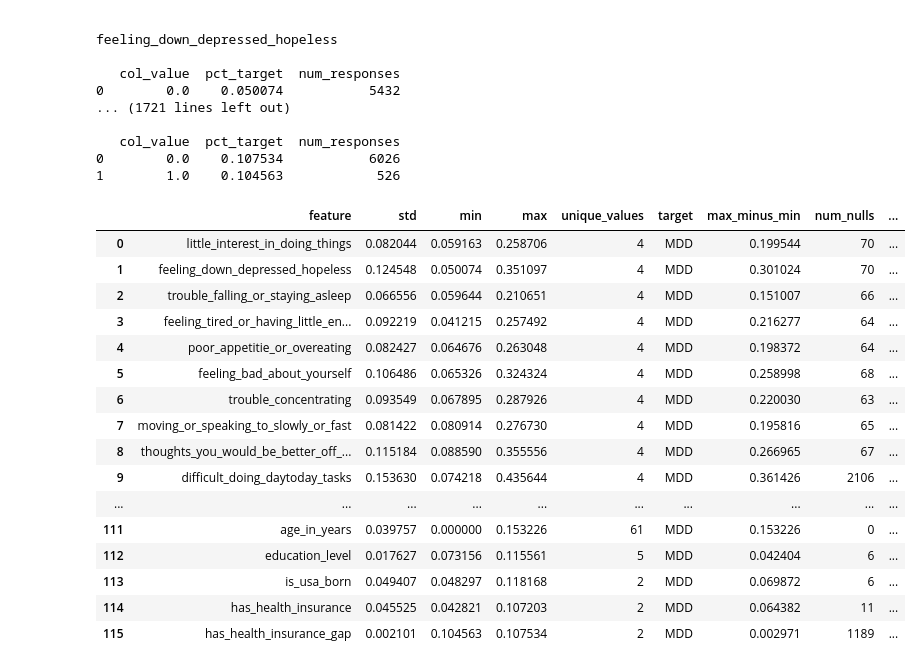
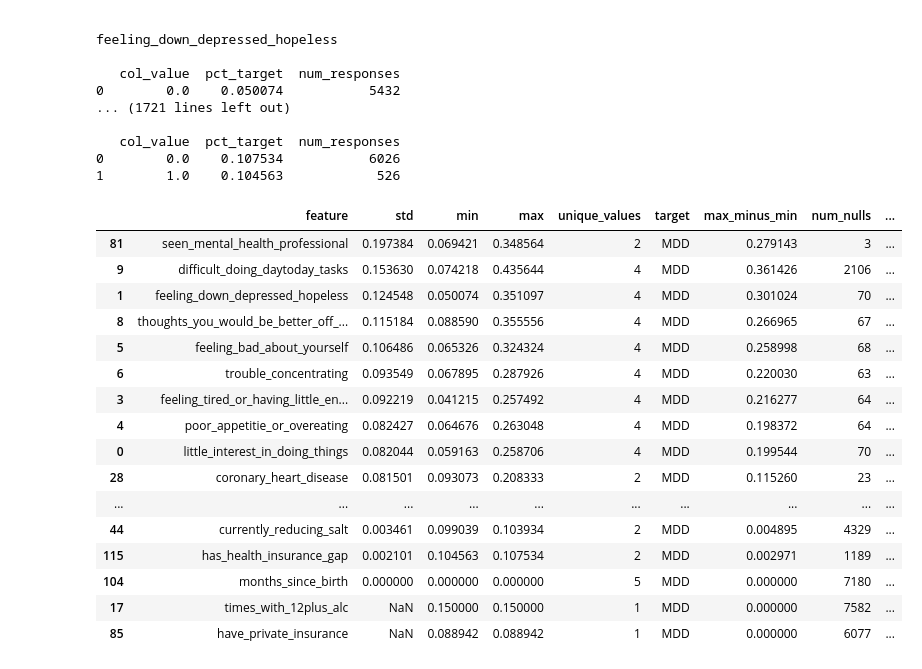
Before and after one commit to orenscarmeli/capstone210-ppd-carmeli_chari_hand_lee, a Jupyter notebook: eda/survey_data_eda_final.ipynb, the cells around one changed output. Cells and saved outputs as stored; diff of their text form; code cells hidden in the pictures.

```diff
--- a/eda/survey_data_eda_final.ipynb
+++ b/eda/survey_data_eda_final.ipynb
@@ -317,7 +317,8 @@ def univariate_analysis(
     columns = dep_screener_cols,
     target_col = 'MDD'):
 
-    col_std = pd.DataFrame(columns=['feature','std','min','max','unique_values','target','max_minus_min'])
+    column_values = pd.DataFrame(columns = ['col_value','pct_target','num_responses','feature'])
+    column_summary = pd.DataFrame(columns=['feature','std','min','max','unique_values','target','max_minus_min'])
 
     # MDD coverage by feature
     for col in columns:
@@ -340,11 +341,13 @@ def univariate_analysis(
         })
         column_traits['max_minus_min'] = column_traits['max'] - column_traits['min']
 
-        col_std = pd.concat([col_std,column_traits])
+        univariate['feature'] = col
+        column_values = pd.concat([column_values,univariate])
+        column_summary = pd.concat([column_summary,column_traits])
 
-    return col_std
+    return column_summary, column_values
 
-univariate_stats = univariate_analysis(columns=candidate_features)
+univariate_stats, univariate_values = univariate_analysis(columns=candidate_features)
 # %% [output]
 little_interest_in_doing_things
 
@@ -365,22 +368,22 @@ feeling_down_depressed_hopeless
 1        1.0    0.104563            526
 # %%
 univariate_data = univariate_stats.merge(null_value_tot, left_on='feature', right_on='feature', how = 'left')
-univariate_data
+univariate_data.sort_values(by = 'std', ascending=False)
 # %% [output]
 |  | feature | std | min | max | unique_values | target | max_minus_min | num_nulls | ... |
-| 0 | little_interest_in_doing_things | 0.082044 | 0.059163 | 0.258706 | 4 | MDD | 0.199544 | 70 | ... |
+| 81 | seen_mental_health_professional | 0.197384 | 0.069421 | 0.348564 | 2 | MDD | 0.279143 | 3 | ... |
+| 9 | difficult_doing_daytoday_tasks | 0.153630 | 0.074218 | 0.435644 | 4 | MDD | 0.361426 | 2106 | ... |
 | 1 | feeling_down_depressed_hopeless | 0.124548 | 0.050074 | 0.351097 | 4 | MDD | 0.301024 | 70 | ... |
-| 2 | trouble_falling_or_staying_asleep | 0.066556 | 0.059644 | 0.210651 | 4 | MDD | 0.151007 | 66 | ... |
+| 8 | thoughts_you_would_be_better_off_... | 0.115184 | 0.088590 | 0.355556 | 4 | MDD | 0.266965 | 67 | ... |
+| 5 | feeling_bad_about_yourself | 0.106486 | 0.065326 | 0.324324 | 4 | MDD | 0.258998 | 68 | ... |
+| 6 | trouble_concentrating | 0.093549 | 0.067895 | 0.287926 | 4 | MDD | 0.220030 | 63 | ... |
 | 3 | feeling_tired_or_having_little_en... | 0.092219 | 0.041215 | 0.257492 | 4 | MDD | 0.216277 | 64 | ... |
 | 4 | poor_appetitie_or_overeating | 0.082427 | 0.064676 | 0.263048 | 4 | MDD | 0.198372 | 64 | ... |
-| 5 | feeling_bad_about_yourself | 0.106486 | 0.065326 | 0.324324 | 4 | MDD | 0.258998 | 68 | ... |
-| 6 | trouble_concentrating | 0.093549 | 0.067895 | 0.287926 | 4 | MDD | 0.220030 | 63 | ... |
-| 7 | moving_or_speaking_to_slowly_or_fast | 0.081422 | 0.080914 | 0.276730 | 4 | MDD | 0.195816 | 65 | ... |
-| 8 | thoughts_you_would_be_better_off_... | 0.115184 | 0.088590 | 0.355556 | 4 | MDD | 0.266965 | 67 | ... |
-| 9 | difficult_doing_daytoday_tasks | 0.153630 | 0.074218 | 0.435644 | 4 | MDD | 0.361426 | 2106 | ... |
+| 0 | little_interest_in_doing_things | 0.082044 | 0.059163 | 0.258706 | 4 | MDD | 0.199544 | 70 | ... |
+| 28 | coronary_heart_disease | 0.081501 | 0.093073 | 0.208333 | 2 | MDD | 0.115260 | 23 | ... |
 | ... | ... | ... | ... | ... | ... | ... | ... | ... | ... |
-| 111 | age_in_years | 0.039757 | 0.000000 | 0.153226 | 61 | MDD | 0.153226 | 0 | ... |
-| 112 | education_level | 0.017627 | 0.073156 | 0.115561 | 5 | MDD | 0.042404 | 6 | ... |
-| 113 | is_usa_born | 0.049407 | 0.048297 | 0.118168 | 2 | MDD | 0.069872 | 6 | ... |
-| 114 | has_health_insurance | 0.045525 | 0.042821 | 0.107203 | 2 | MDD | 0.064382 | 11 | ... |
+| 44 | currently_reducing_salt | 0.003461 | 0.099039 | 0.103934 | 2 | MDD | 0.004895 | 4329 | ... |
 | 115 | has_health_insurance_gap | 0.002101 | 0.104563 | 0.107534 | 2 | MDD | 0.002971 | 1189 | ... |
+| 104 | months_since_birth | 0.000000 | 0.000000 | 0.000000 | 5 | MDD | 0.000000 | 7180 | ... |
+| 17 | times_with_12plus_alc | NaN | 0.150000 | 0.150000 | 1 | MDD | 0.000000 | 7582 | ... |
+| 85 | have_private_insurance | NaN | 0.088942 | 0.088942 | 1 | MDD | 0.000000 | 6077 | ... |
```
Also changed, not shown: parts of 2 cells of this notebook.
